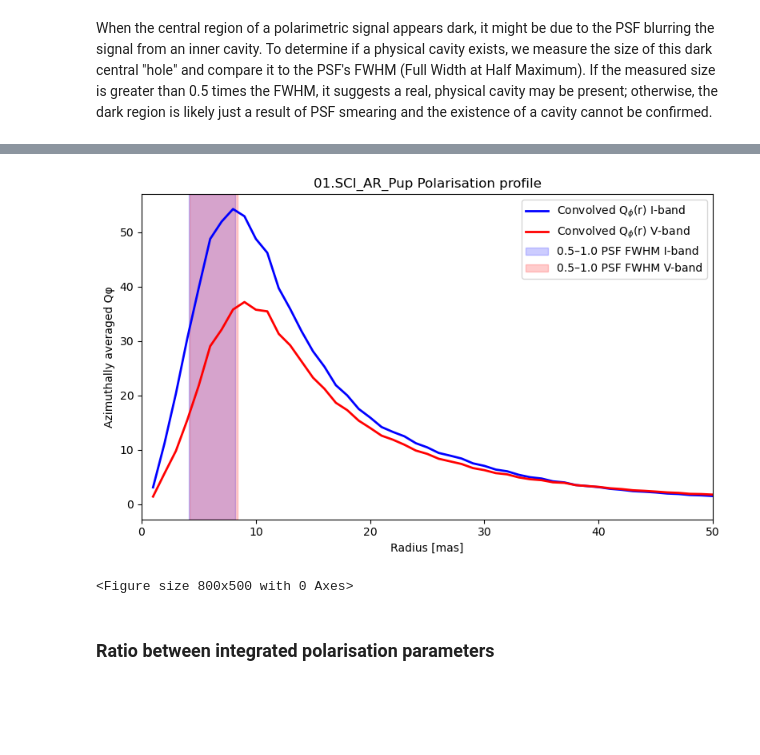
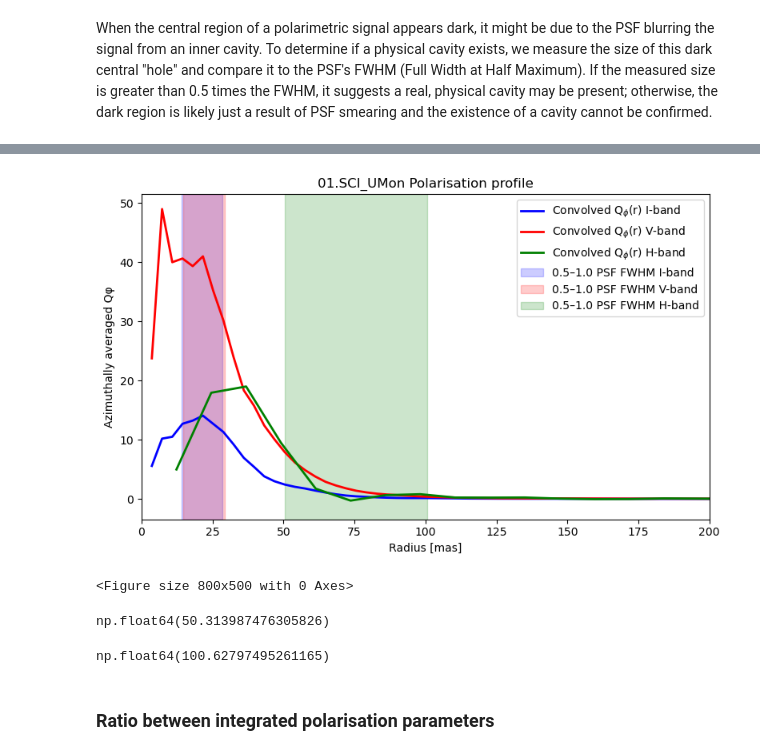
Before and after one commit to aksitadeo/spherediskanalysis, a Jupyter notebook: codes/main/st11.5_Both_HMS_Checks.ipynb, the cells around one changed output, grey strips where cells are left out. Cells and saved outputs as stored; diff of their text form; code cells hidden in the pictures; blank space fills up the shorter version.

Commit message:
Aksita's changes

```diff
--- a/codes/main/st11.5_Both_HMS_Checks.ipynb
+++ b/codes/main/st11.5_Both_HMS_Checks.ipynb
@@ -816,10 +846,10 @@ u_v_orig = LoadImage(dirdat+'ZIMPOL/',f'{star}_V_U_corr_tel+unres.fits')
 fig, axs = plt.subplots(3, 2, figsize=(6, 9))
 
 center = q_v.shape[0]//2
-lim = 110
+lim = 80
 
 # Define a list of all data arrays and titles for easy iteration
-all_data = [q_phi_v_orig, q_phi_v, q_v_orig, q_v, u_v_orig, u_v]
+all_data = [load_Qphi_v, q_phi_v, load_Q_v, q_v, load_U_v, u_v]
 all_titles = ["(a) Q$_\phi$ (sky)", "(d) Q$_\phi$ (disc)", "(b) Q (sky)", "(e) Q (disc)", "(c) U (sky)", "(f) U (disc)"]
 
 # Use a flattened view of the axes for easy iteration
@@ -878,10 +903,10 @@ if 'H' in target_bands[current_target]:
     fig, axs = plt.subplots(3, 2, figsize=(6, 9))
 
     center = q_h.shape[0]//2
-    lim = 20
+    lim = 30
 
     # Define a list of all data arrays and titles for easy iteration
-    all_data = [q_phi_h_orig, q_phi_h, q_h_orig, q_h, u_h_orig, u_h]
+    all_data = [load_Qphi_h, q_phi_h, load_Q_h, q_h, load_U_h, u_h]
     all_titles = ["(a) Q$_\phi$ (sky)", "(d) Q$_\phi$ (disc)", "(b) Q (sky)", "(e) Q (disc)", "(c) U (sky)", "(f) U (disc)"]
 
     # Use a flattened view of the axes for easy iteration
@@ -1220,6 +1247,8 @@ def gaus(x,a,x0,sigma):
 def find_FWHM (PSF,n):             #resolution
     middle=int(n/2)
 
+    PSF = PSF / np.max(PSF)
+
     y1=PSF[middle,middle-60:middle+60]
     y2=PSF[middle-60:middle+60,middle]
 
@@ -1245,10 +1333,19 @@ def find_FWHM (PSF,n):             #resolution
 # Here, I am manually loading in the location of my PSF files, as I have calculated this in a separate folder/iteration
 
 # Load data
-psf_i= fits.open('/Users/aksitadeo/PycharmProjects/PythonProject/SPHERE_data/01.SCI_AR_Pup_old/PSF_models/Iband_qphi_circular_f_psf_50.fits')[0].data
-psf_v= fits.open('/Users/aksitadeo/PycharmProjects/PythonProject/SPHERE_data/01.SCI_AR_Pup_old/PSF_models/Vband_qphi_circular_f_psf_50.fits')[0].data
+# if star == '01.SCI_AR_Pup':
+#     psf_i= fits.open('/Users/aksitadeo/PycharmProjects/PythonProject/SPHERE_data/01.SCI_AR_Pup_old/PSF_models/Iband_qphi_circular_f_psf_50.fits')[0].data
+#     psf_v= fits.open('/Users/aksitadeo/PycharmProjects/PythonProject/SPHERE_data/01.SCI_AR_Pup_old/PSF_models/Vband_qphi_circular_f_psf_50.fits')[0].data
+#     if 'H' in target_bands[current_target]:
+#         psf_h= fits.open('/Users/aksitadeo/PycharmProjects/PythonProject/SPHERE_data/01.SCI_UMon_old/Unres+PSFcorr/IRDIS/01.SCI_UMon_H_Q_phi_corr_tel+unres.fits')[0].data
+
+# elif star == '01_SCI_UMon':
+psf_i= fits.open('/Users/aksitadeo/PycharmProjects/PythonProject/SPHERE_data/01.SCI_UMon/PSF_models/Iband_qphi_circular_f_psf_50.fits')[0].data
+psf_v= fits.open('/Users/aksitadeo/PycharmProjects/PythonProject/SPHERE_data/01.SCI_UMon/PSF_models/Vband_qphi_circular_f_psf_50.fits')[0].data
+# psf_v = psf_v/np.max(psf_v)
 if 'H' in target_bands[current_target]:
-    psf_h= fits.open('/Users/aksitadeo/PycharmProjects/PythonProject/SPHERE_data/01.SCI_UMon_old/Unres+PSFcorr/IRDIS/01.SCI_UMon_H_Q_phi_corr_tel+unres.fits')[0].data
+    psf_h= fits.open('/Users/aksitadeo/PycharmProjects/PythonProject/SPHERE_data/01.SCI_UMon/PSF_models/Hband_qphi_circular_f_psf_50.fits')[0].data
+    # psf_h = psf_h/np.max(psf_h)
 # %%
 ps_z = 3.6
 ps_i = 12.27
@@ -1286,33 +1384,41 @@ if 'H' in target_bands[current_target]:
 # %%
 # --- Plot ---
 plt.figure(figsize=(8,5))
-plt.plot(radii, Qphi_i_prof, label="Convolved Q$_\phi$(r) I-band", lw=2,color='blue')
-plt.plot(radii, Qphi_v_prof, label="Convolved Q$_\phi$(r) V-band", lw=2,color='red')
+plt.plot(radii*ps_z, Qphi_i_prof, label="Convolved Q$_\phi$(r) I-band", lw=2,color='blue')
+plt.plot(radii*ps_z, Qphi_v_prof, label="Convolved Q$_\phi$(r) V-band", lw=2,color='red')
 if 'H' in target_bands[current_target]:
-    plt.plot(radii, Qphi_h_prof, label="Convolved Q$_\phi$(r) H-band", lw=2,color='green')
+    plt.plot(radii*ps_i, Qphi_h_prof, label="Convolved Q$_\phi$(r) H-band", lw=2,color='green')
 
 # plt.plot(radii*ps, Qphi_prof_conv, label="PSF-convolved Qφ(r)", lw=2, ls="--")
-plt.xlim(0,50)
-plt.axvspan(0.5*psf_i_fwhm_pix, 1.0*psf_i_fwhm_pix, color="blue", alpha=0.2,
+plt.xlim(0,200)
+plt.axvspan(0.5*psf_i_fwhm_pix*ps_z, 1.0*psf_i_fwhm_pix*ps_z, color="blue", alpha=0.2,
             label="0.5–1.0 PSF FWHM I-band")
-plt.axvspan(0.5*psf_v_fwhm_pix, 1.0*psf_v_fwhm_pix, color="red", alpha=0.2,
+plt.axvspan(0.5*psf_v_fwhm_pix*ps_z, 1.0*psf_v_fwhm_pix*ps_z, color="red", alpha=0.2,
             label="0.5–1.0 PSF FWHM V-band")
 if 'H' in target_bands[current_target]:
-    plt.axvspan(0.5*psf_h_fwhm_pix, 1.0*psf_h_fwhm_pix, color="green", alpha=0.2,
+    plt.axvspan(0.5*psf_h_fwhm_pix*ps_i, 1.0*psf_h_fwhm_pix*ps_i, color="green", alpha=0.2,
             label="0.5–1.0 PSF FWHM H-band")
 
 plt.xlabel("Radius [mas]")
 plt.ylabel("Azimuthally averaged Qφ")
 plt.title(f"{star} Polarisation profile")
 plt.legend()
 plt.tight_layout()
 
 plt.savefig(f"{figfolder}/{star}_innerrim_profile.png",dpi=300)
 plt.figure(figsize=(8,5))
 
 plt.show()
 # %% [output]
-[figure, old version]
+[figure, new version]
 <Figure size 800x500 with 0 Axes>
+# %%
+0.5*psf_h_fwhm_pix*12.27
+# %% [output]
+np.float64(50.313987476305826)
+# %%
+1.0*psf_h_fwhm_pix*ps_i
+# %% [output]
+np.float64(100.62797495261165)
 # %% [markdown]
 ### Ratio between integrated polarisation parameters
```
Also changed, not shown: parts of 28 cells of this notebook.
